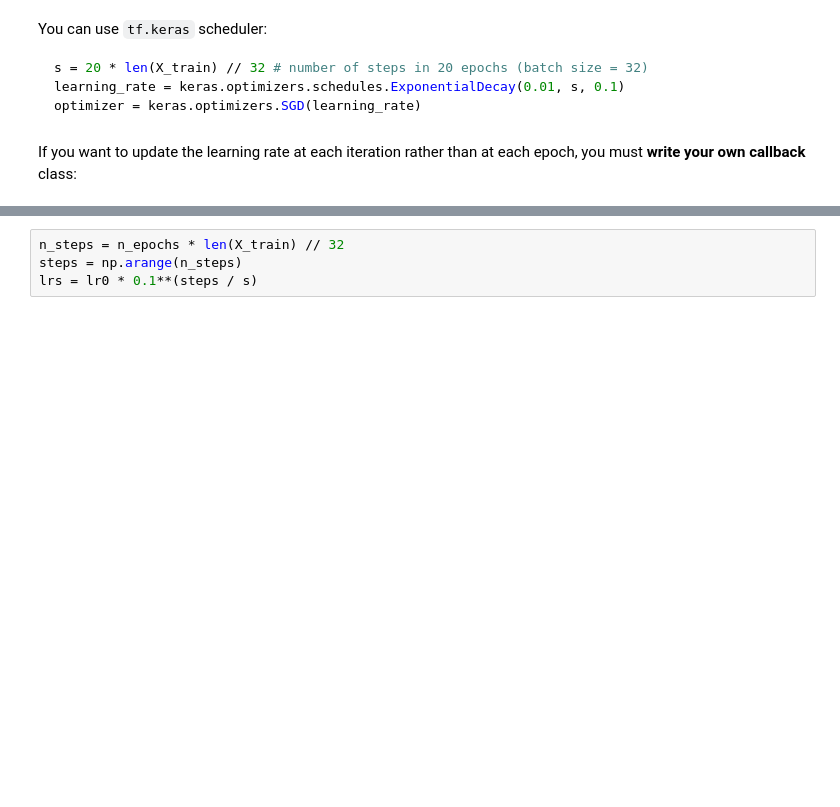
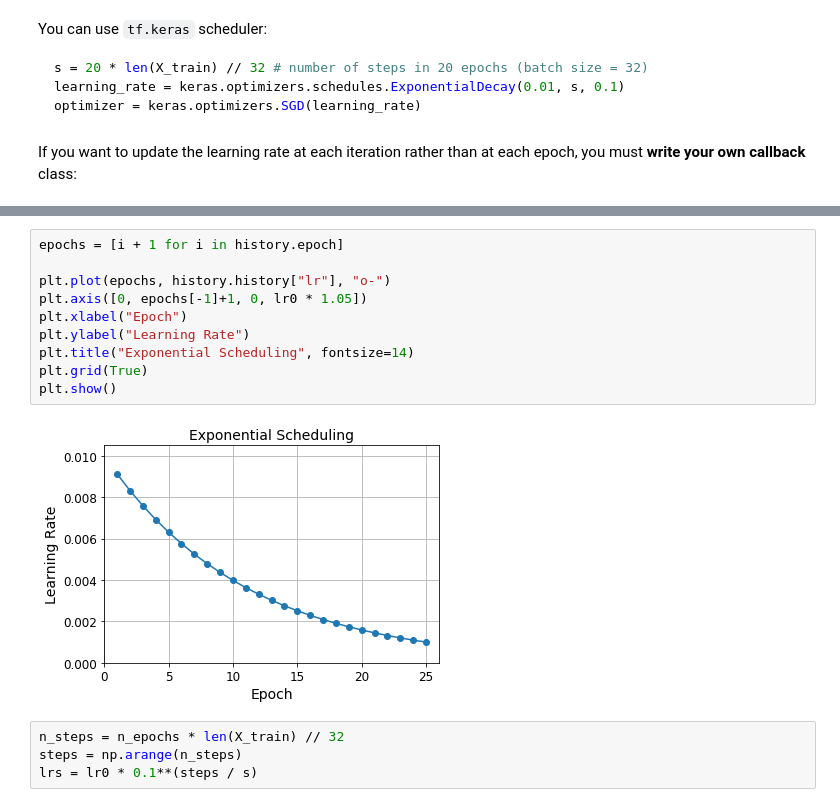
Before and after one commit to soo-pecialist/Hands_on_ML_w_Scikit_Karas_and_TensorFlow, a Jupyter notebook: CH11_Training_Deep_Neural_Networks.ipynb, the cells around one changed output, grey strips where cells are left out. Cells and saved outputs as stored; diff of their text form; blank space fills up the shorter version.

```diff
--- a/CH11_Training_Deep_Neural_Networks.ipynb
+++ b/CH11_Training_Deep_Neural_Networks.ipynb
@@ -1201,3 +1295,15 @@ Epoch 25/25
+# %%
+epochs = [i + 1 for i in history.epoch]
+
+plt.plot(epochs, history.history["lr"], "o-")
+plt.axis([0, epochs[-1]+1, 0, lr0 * 1.05])
+plt.xlabel("Epoch")
+plt.ylabel("Learning Rate")
+plt.title("Exponential Scheduling", fontsize=14)
+plt.grid(True)
+plt.show()
+# %% [output]
+[figure, added]
 # %%
 n_steps = n_epochs * len(X_train) // 32
 steps = np.arange(n_steps)
```
Also changed, not shown: parts of 133 cells of this notebook.
